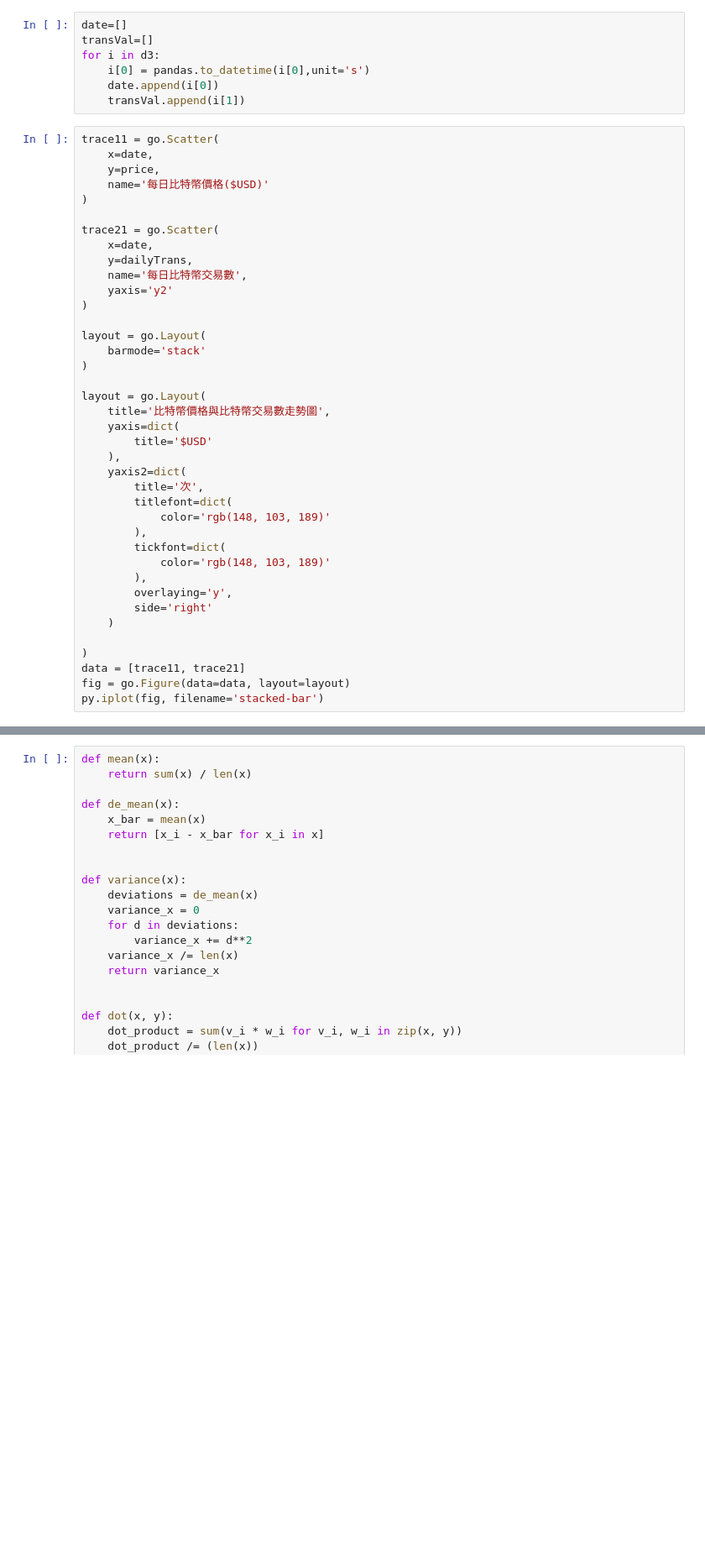
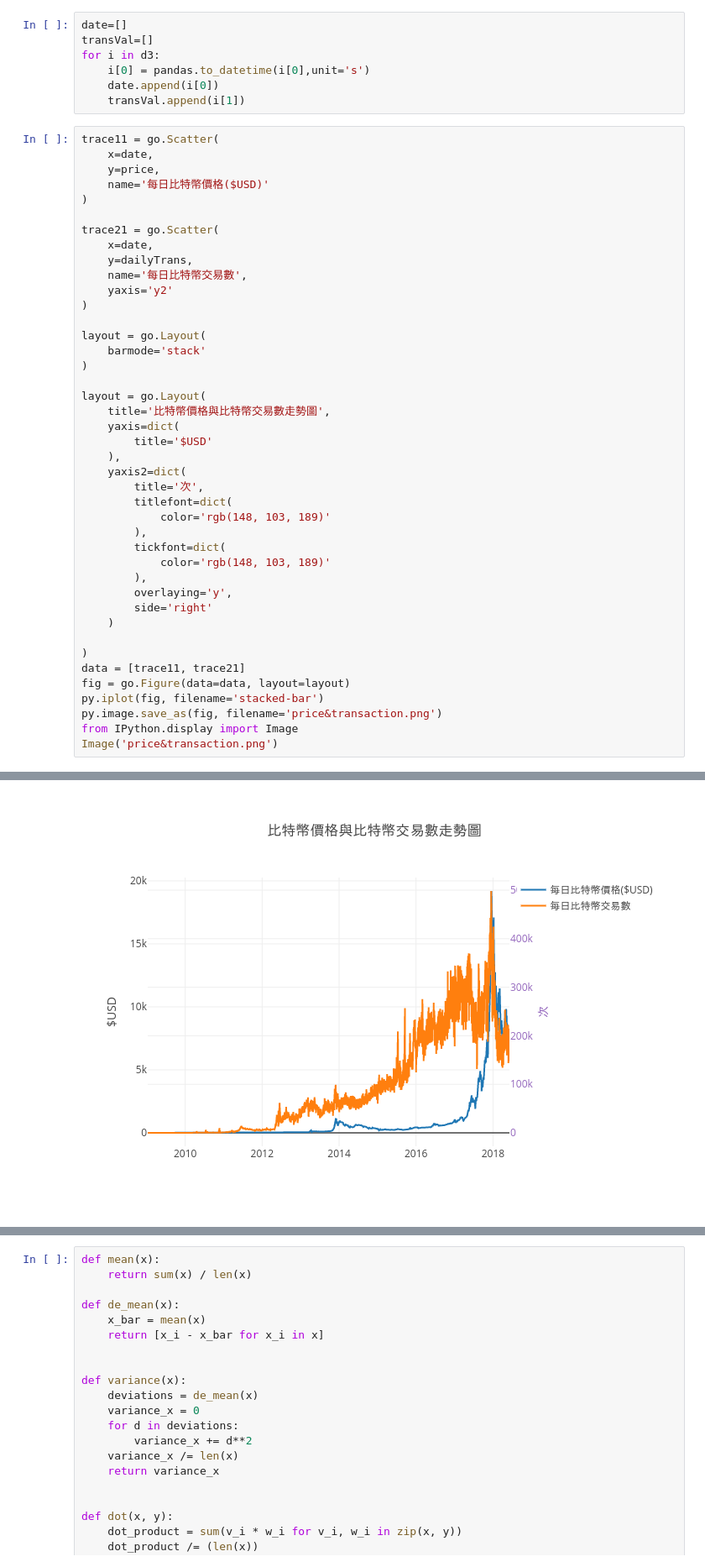
Before and after one commit to Yusei0910/blockchain_project, a Jupyter notebook: price&daily_transaction&transaction_value.ipynb, the cells around one changed output, grey strips where cells are left out. Shown: that part at 84% size. Drawn from its saved outputs; the diff is of its cells as text; blank space fills up the shorter version.

```diff
--- a/price&daily_transaction&transaction_value.ipynb
+++ b/price&daily_transaction&transaction_value.ipynb
@@ -79,4 +79,7 @@ layout = go.Layout(
 data = [trace11, trace21]
 fig = go.Figure(data=data, layout=layout)
 py.iplot(fig, filename='stacked-bar')
+py.image.save_as(fig, filename='price&transaction.png')
+from IPython.display import Image
+Image('price&transaction.png')
 # %% [output]
@@ -84,3 +86,4 @@ py.iplot(fig, filename='stacked-bar')
+[figure, added]
 # %%
 trace11 = go.Scatter(
     x=date,
```
Also changed, not shown: parts of 6 cells of this notebook, 1 other file.
